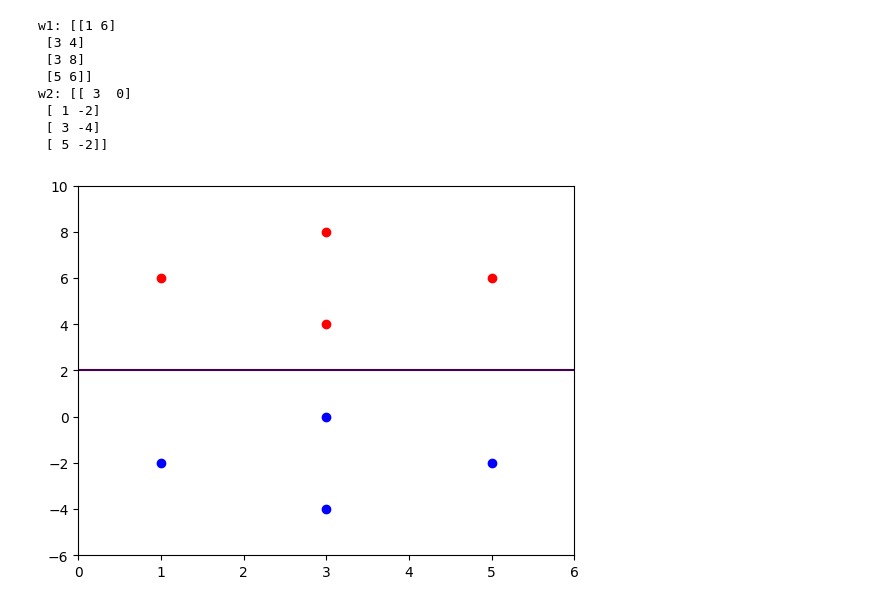
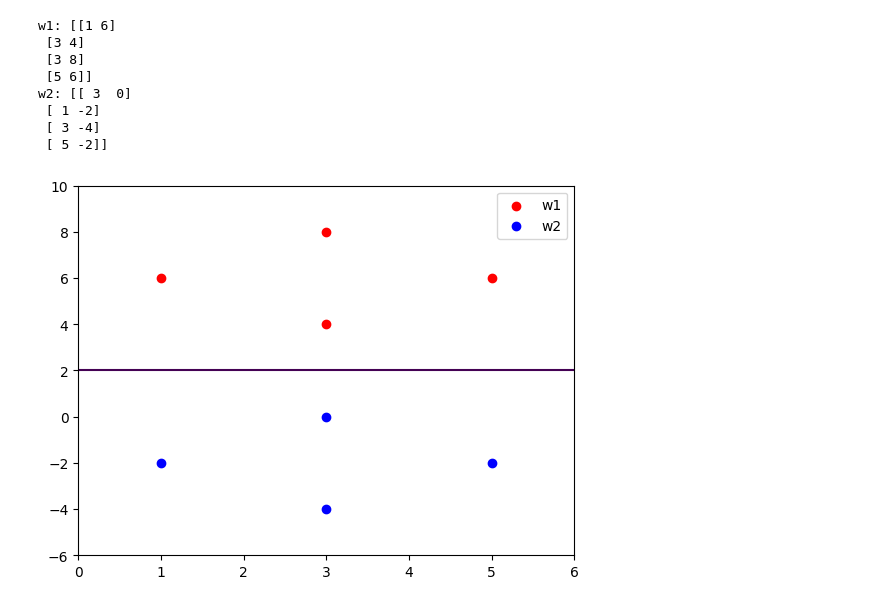
Before and after one commit to abhishekmj303/PR-ML-Lab, a Jupyter notebook: 07-Lab/q1.ipynb, the cells around one changed output. Saved outputs shown, nothing was run; the diff lists cells and outputs as text; code cells hidden in the pictures.

```diff
--- a/07-Lab/q1.ipynb
+++ b/07-Lab/q1.ipynb
@@ -57,7 +57,8 @@ g2 = g_of_x(w2, 0.5)
 # %%
 discriminant_plot(g1, g2)
 plt.scatter(w1[:, 0], w1[:, 1], c='r')
 plt.scatter(w2[:, 0], w2[:, 1], c='b')
+plt.legend(['w1', 'w2'])
 plt.show()
 # %% [output]
-[figure, old version]
+[figure, new version]
```
Also changed, not shown: 3 other files.
